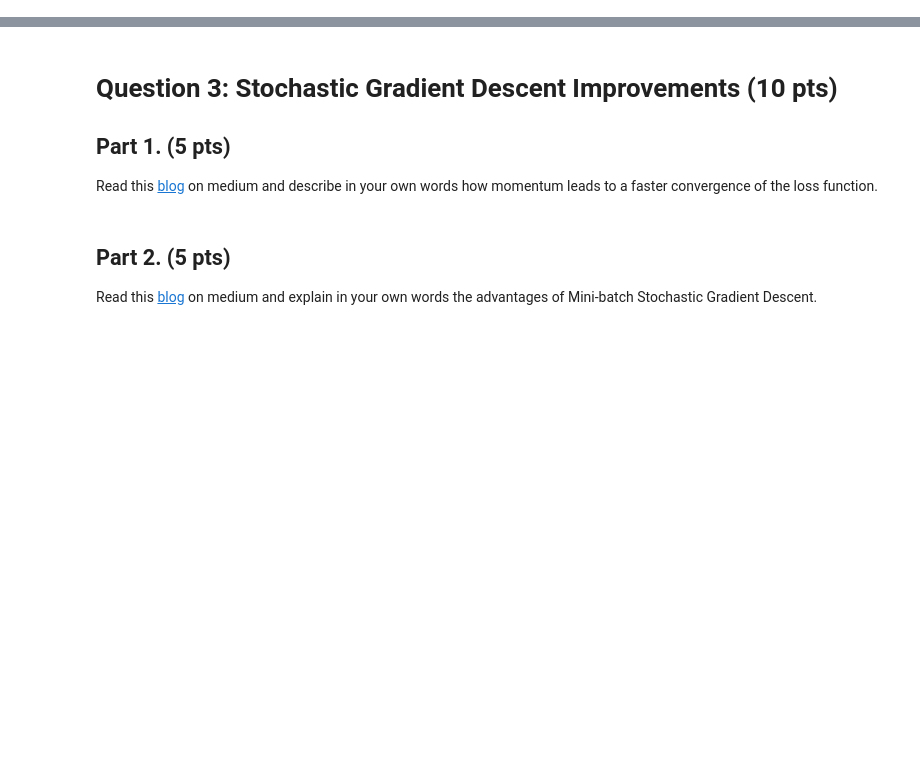
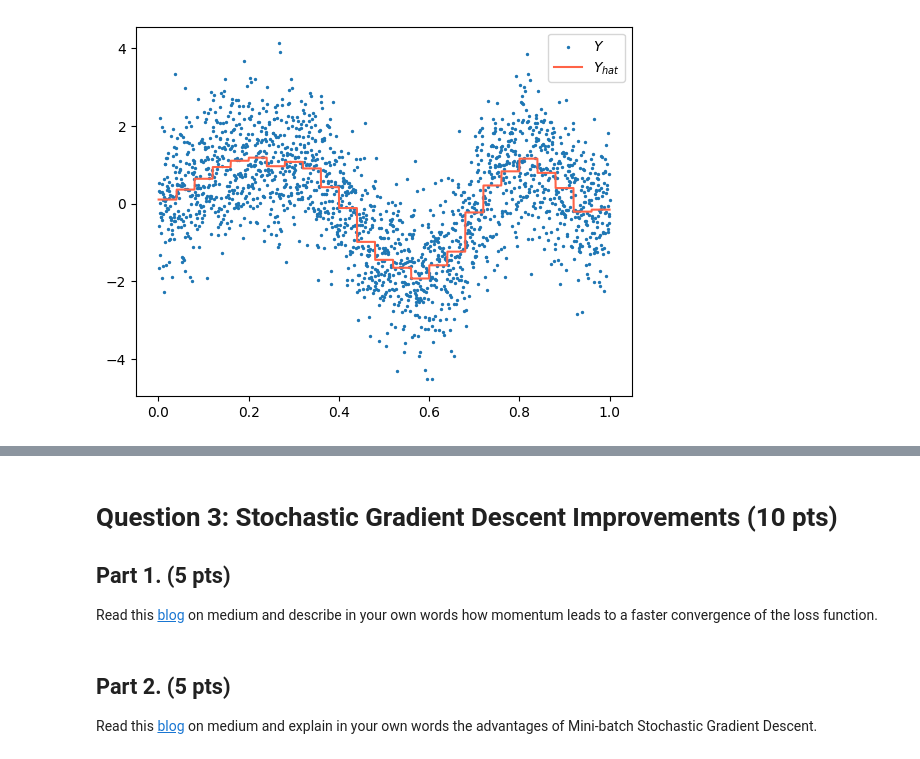
Before and after one commit to psinha25/ece381-aml, a Jupyter notebook: hw2/HW-2-2.ipynb, the cells around one changed output, grey strips where cells are left out. Saved outputs shown, nothing was run; the diff lists cells and outputs as text; code cells hidden in the pictures; blank space fills up the shorter version.

```diff
--- a/hw2/HW-2-2.ipynb
+++ b/hw2/HW-2-2.ipynb
@@ -44,0 +70,25 @@ e) (5 points) Repeat (d) but now consider Y_noisy as the target variable.
+# %%
+### START CODE ###
+import statistics as stats
+def estimator(x, y, K):
+    m = int(len(x)/K)
+    xbins = [x[(j*m):(j+1)*m] for j in range(K)]
+    ybins = [y[(j*m):(j+1)*m] for j in range(K)]
+    fx = []
+
+    for j, xbin in enumerate(xbins):
+        for x in xbin:
+            fx.append(stats.mean(ybins[j]))
+
+    return fx
+### END CODE ###
+# %%
+### START CODE ###
+# Plot predicted y_{hat} along with X and Y
+yhat = estimator(datasets[0]['X'], datasets[0]['Y'], 25)
+plt.scatter(datasets[0]['X'], datasets[0]['Y'], label='$Y$', s=2);
+plt.plot(datasets[0]['X'], yhat, label='$Y_{hat}$', color='tomato');
+plt.legend();
+### END CODE ###
+# %% [output]
+[figure, added]
```
Also changed, not shown: parts of 15 cells of this notebook.
